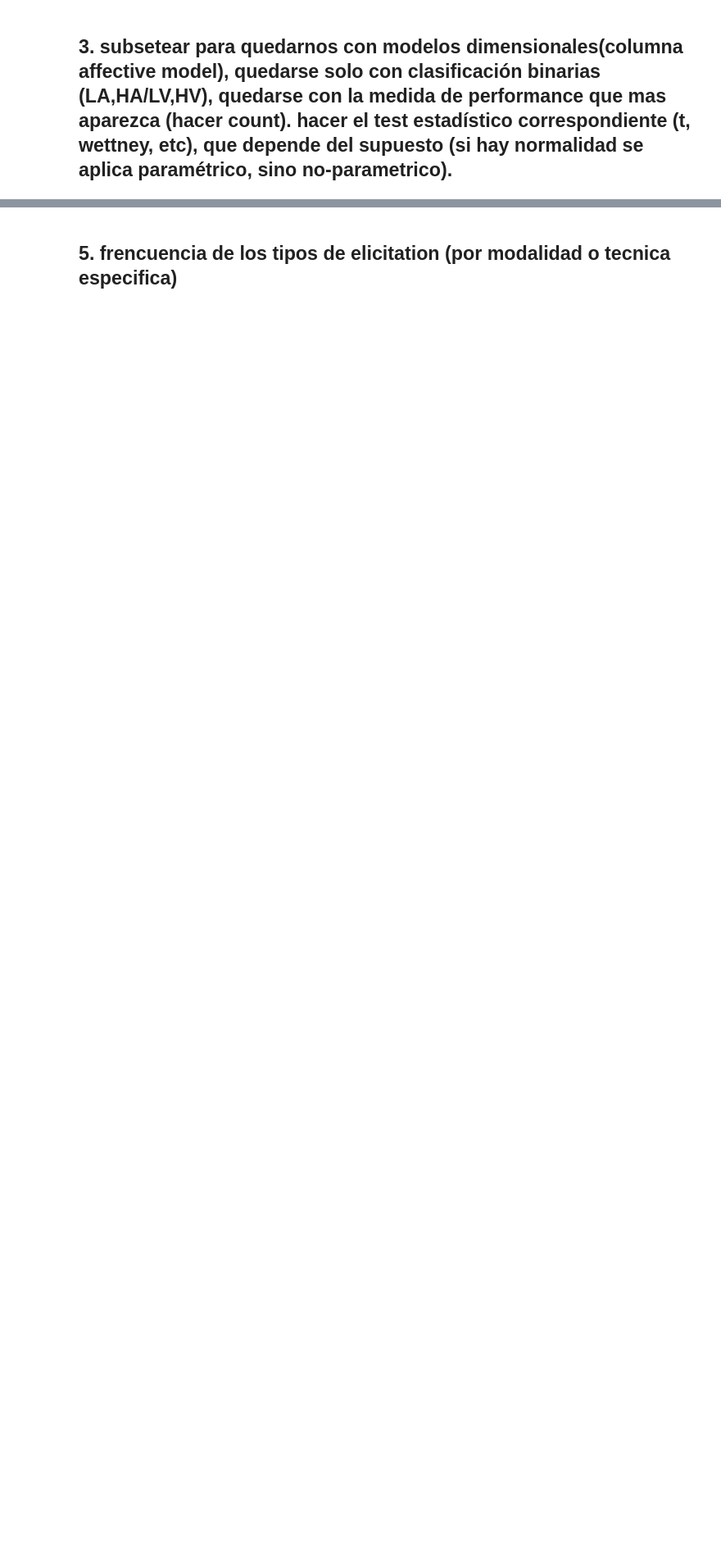
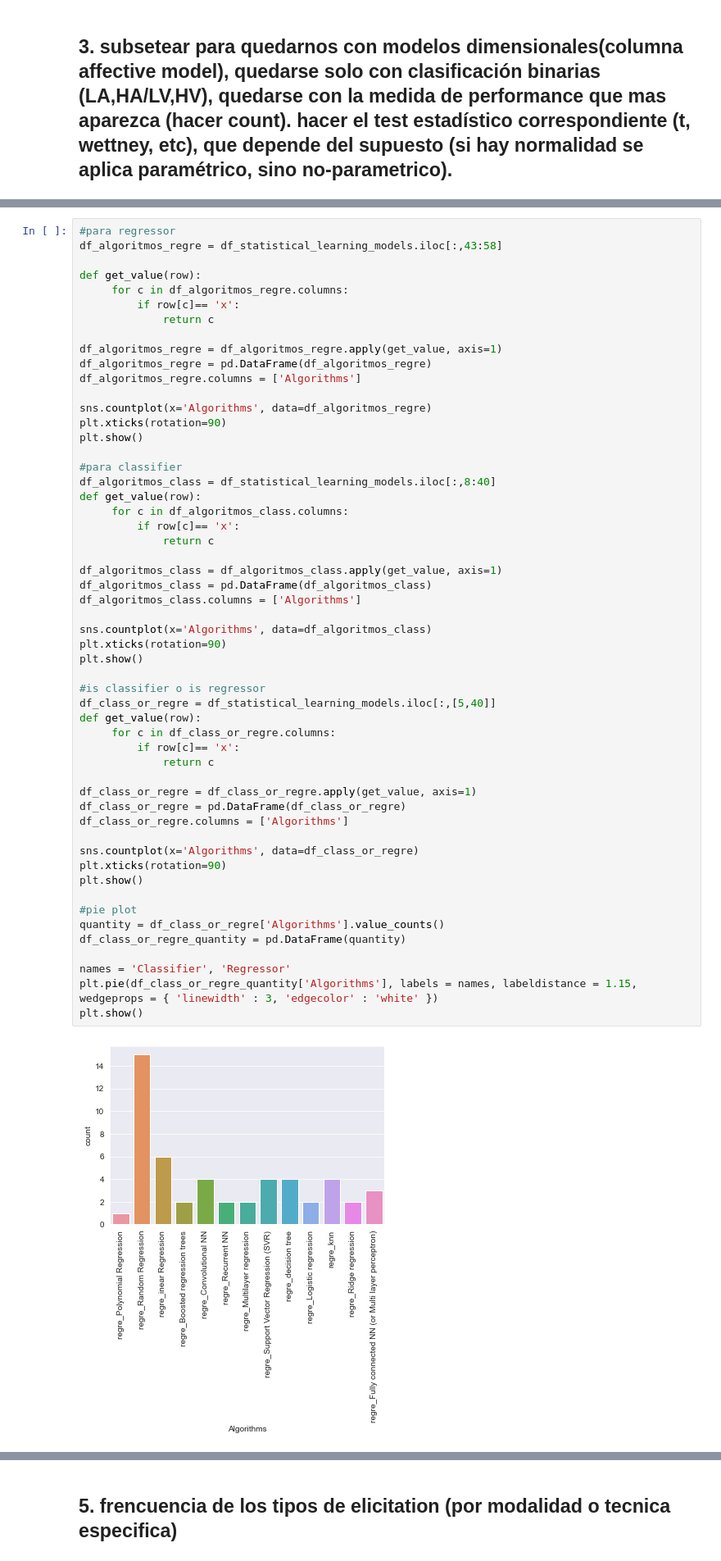
Before and after one commit to tomdamelio/Review_EDA_Emotion_Recognition, a Jupyter notebook: EMMA/notebooks/analisis_exploratorio.ipynb, the cells around one changed output, grey strips where cells are left out. Shown: that part at 82% size. Saved outputs shown, nothing was run; the diff lists cells and outputs as text; blank space fills up the shorter version.

```diff
--- a/EMMA/notebooks/analisis_exploratorio.ipynb
+++ b/EMMA/notebooks/analisis_exploratorio.ipynb
@@ -41,0 +44,56 @@ plt.show()
+# %%
+#para regressor
+df_algoritmos_regre = df_statistical_learning_models.iloc[:,43:58]
+
+def get_value(row):
+     for c in df_algoritmos_regre.columns:
+         if row[c]== 'x':
+             return c
+
+df_algoritmos_regre = df_algoritmos_regre.apply(get_value, axis=1)
+df_algoritmos_regre = pd.DataFrame(df_algoritmos_regre)
+df_algoritmos_regre.columns = ['Algorithms']
+
+sns.countplot(x='Algorithms', data=df_algoritmos_regre)
+plt.xticks(rotation=90)
+plt.show()
+
+#para classifier
+df_algoritmos_class = df_statistical_learning_models.iloc[:,8:40]
+def get_value(row):
+     for c in df_algoritmos_class.columns:
+         if row[c]== 'x':
+             return c
+
+df_algoritmos_class = df_algoritmos_class.apply(get_value, axis=1)
+df_algoritmos_class = pd.DataFrame(df_algoritmos_class)
+df_algoritmos_class.columns = ['Algorithms']
+
+sns.countplot(x='Algorithms', data=df_algoritmos_class)
+plt.xticks(rotation=90)
+plt.show()
+
+#is classifier o is regressor
+df_class_or_regre = df_statistical_learning_models.iloc[:,[5,40]]
+def get_value(row):
+     for c in df_class_or_regre.columns:
+         if row[c]== 'x':
+             return c
+
+df_class_or_regre = df_class_or_regre.apply(get_value, axis=1)
+df_class_or_regre = pd.DataFrame(df_class_or_regre)
+df_class_or_regre.columns = ['Algorithms']
+
+sns.countplot(x='Algorithms', data=df_class_or_regre)
+plt.xticks(rotation=90)
+plt.show()
+
+#pie plot
+quantity = df_class_or_regre['Algorithms'].value_counts()
+df_class_or_regre_quantity = pd.DataFrame(quantity)
+
+names = 'Classifier', 'Regressor'
+plt.pie(df_class_or_regre_quantity['Algorithms'], labels = names, labeldistance = 1.15, wedgeprops = { 'linewidth' : 3, 'edgecolor' : 'white' })
+plt.show()
+# %% [output]
+[figure, added]
```
Also changed, not shown: parts of 8 cells of this notebook, 8 other files.
